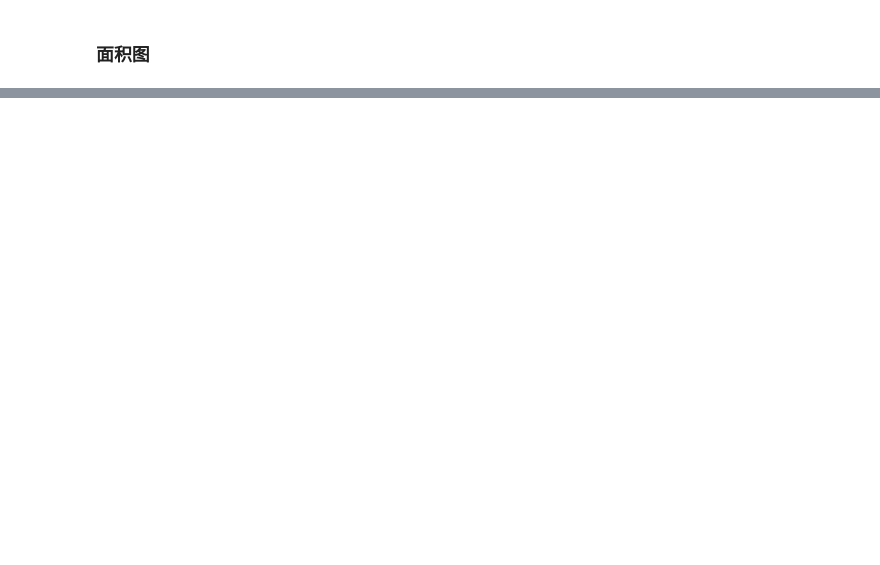
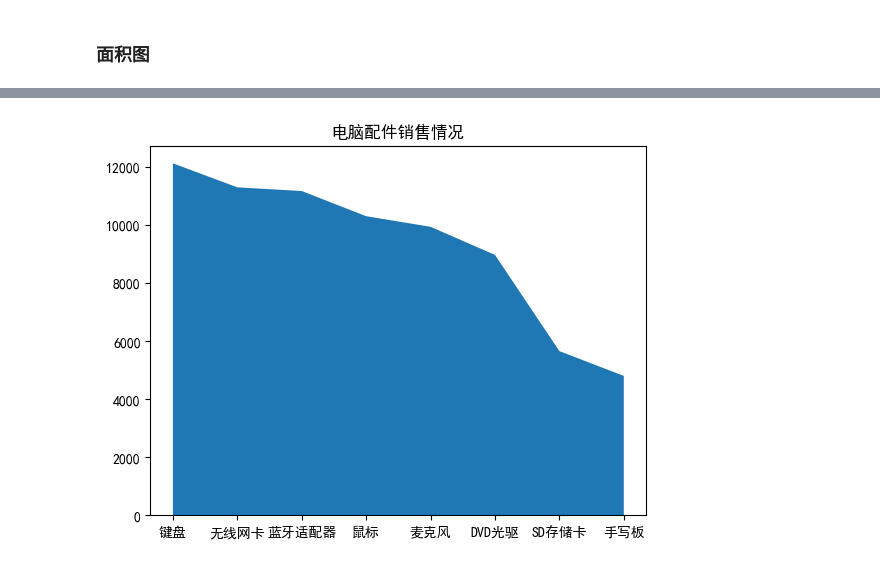
Before and after one commit to Fade-Smile/Basic-of-Data-Analyst, a Jupyter notebook: Matplotlib/03-常用图表.ipynb, the cells around one changed output, grey strips where cells are left out. Drawn from its saved outputs; the diff is of its cells as text; code cells hidden in the pictures; blank space fills up the shorter version.

```diff
--- a/Matplotlib/03-常用图表.ipynb
+++ b/Matplotlib/03-常用图表.ipynb
@@ -354,0 +355,19 @@ plt.show()
+# %%
+#  使用标准面积图分析商品的销售情况
+
+import pandas as pd
+import matplotlib.pyplot as plt
+
+df = pd.read_excel('data/产品销售统计.xlsx')
+plt.rcParams['font.sans-serif'] = ['SimHei']
+
+x = df['产品名称']
+y = df['总量']
+
+# 绘制标准面积图
+plt.title('电脑配件销售情况')
+
+plt.stackplot(x, y)
+plt.show()
+# %% [output]
+[figure, added]
```
Also changed, not shown: parts of 13 cells of this notebook, 1 other file.
